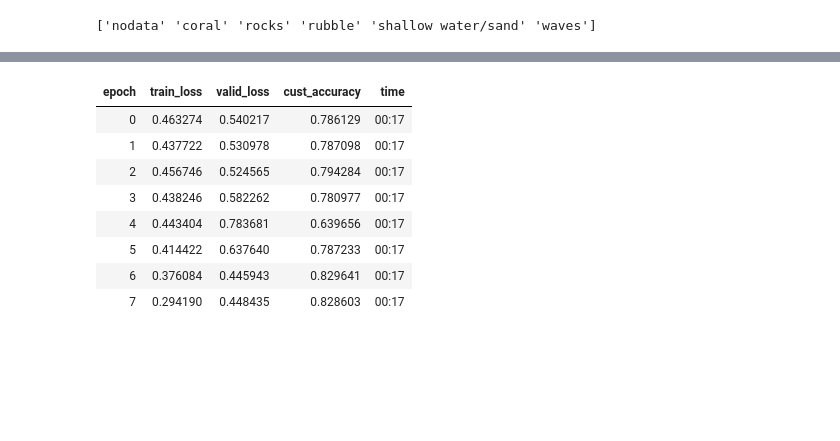
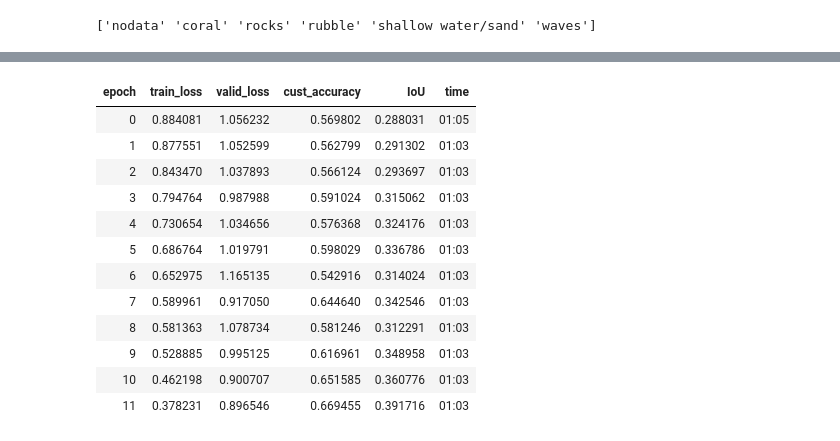
Before and after one commit to nathaliedees/thesis, a Jupyter notebook: cnn_orthophotomosaic_test.ipynb, the cells around one changed output, grey strips where cells are left out. Saved outputs shown, nothing was run; the diff lists cells and outputs as text; code cells hidden in the pictures; blank space fills up the shorter version.

```diff
--- a/cnn_orthophotomosaic_test.ipynb
+++ b/cnn_orthophotomosaic_test.ipynb
@@ -165,7 +209,12 @@ def cust_accuracy(input:Tensor, targs:Tensor)->Rank0Tensor:
 # %%
-wd=1e-2
-learn = unet_learner(data, models.resnet34, metrics=[cust_accuracy],
-                     wd=wd)
-                     #loss_func = nn.CrossEntropyLoss(),  #still need to add loss function instead of weight decay, for now weight decay works fine
+wd=0.01
+learn = unet_learner(data, models.resnet34,
+                     metrics=[cust_accuracy,
+                              IoU,
+                              Precision(average='micro'),
+                              FBeta(average='micro'),
+                              Recall(average='micro')],
+                     #wd=wd)
+                     loss_func = nn.CrossEntropyLossFlat())  #still need to add loss function instead of weight decay, for now weight decay works fine
                      #bottle=True)
 # %% [output]
@@ -183,7 +232,7 @@ LR Finder is complete, type {learner_name}.recorder.plot() to see the graph.
 # %%
 #chose best lr from plot
-lr=2e-4
+lr=1e-4
 # %%
-learn.fit_one_cycle(10, slice(lr))
-#if this worked fine; no weird numbers and nans, tweaking can begin
+learn.fit_one_cycle(5, slice(lr))
+#if this worked fine; no weird numbers and nans, tweaking can beglearnin
 # %% [output]
@@ -200,0 +249,3 @@ learn.fit_one_cycle(10, slice(lr))
+# %%
+lrs = slice(lr/100,lr)
+learn.fit_one_cycle(5, slice(lr))
@@ -209,14 +269,18 @@ lrs = slice(lr/100,lr)
 # %%
-learn.fit_one_cycle(8, lrs, pct_start=0.8)
+learn.fit_one_cycle(12, lrs, pct_start=0.8)
 # %% [output]
-| epoch | train_loss | valid_loss | cust_accuracy | time |
-| 0 | 0.463274 | 0.540217 | 0.786129 | 00:17 |
-| 1 | 0.437722 | 0.530978 | 0.787098 | 00:17 |
-| 2 | 0.456746 | 0.524565 | 0.794284 | 00:17 |
-| 3 | 0.438246 | 0.582262 | 0.780977 | 00:17 |
-| 4 | 0.443404 | 0.783681 | 0.639656 | 00:17 |
-| 5 | 0.414422 | 0.637640 | 0.787233 | 00:17 |
-| 6 | 0.376084 | 0.445943 | 0.829641 | 00:17 |
-| 7 | 0.294190 | 0.448435 | 0.828603 | 00:17 |
+| epoch | train_loss | valid_loss | cust_accuracy | IoU | time |
+| 0 | 0.884081 | 1.056232 | 0.569802 | 0.288031 | 01:05 |
+| 1 | 0.877551 | 1.052599 | 0.562799 | 0.291302 | 01:03 |
+| 2 | 0.843470 | 1.037893 | 0.566124 | 0.293697 | 01:03 |
+| 3 | 0.794764 | 0.987988 | 0.591024 | 0.315062 | 01:03 |
+| 4 | 0.730654 | 1.034656 | 0.576368 | 0.324176 | 01:03 |
+| 5 | 0.686764 | 1.019791 | 0.598029 | 0.336786 | 01:03 |
+| 6 | 0.652975 | 1.165135 | 0.542916 | 0.314024 | 01:03 |
+| 7 | 0.589961 | 0.917050 | 0.644640 | 0.342546 | 01:03 |
+| 8 | 0.581363 | 1.078734 | 0.581246 | 0.312291 | 01:03 |
+| 9 | 0.528885 | 0.995125 | 0.616961 | 0.348958 | 01:03 |
+| 10 | 0.462198 | 0.900707 | 0.651585 | 0.360776 | 01:03 |
+| 11 | 0.378231 | 0.896546 | 0.669455 | 0.391716 | 01:03 |
 # %%
 learn.save('stage-2');
```
Also changed, not shown: parts of 44 cells of this notebook.
